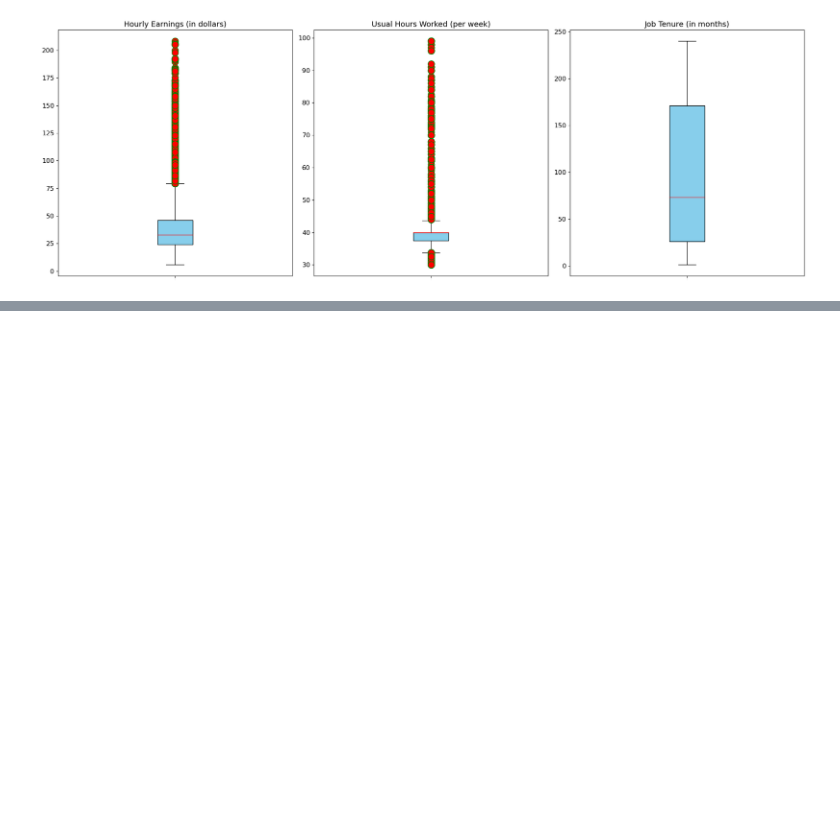
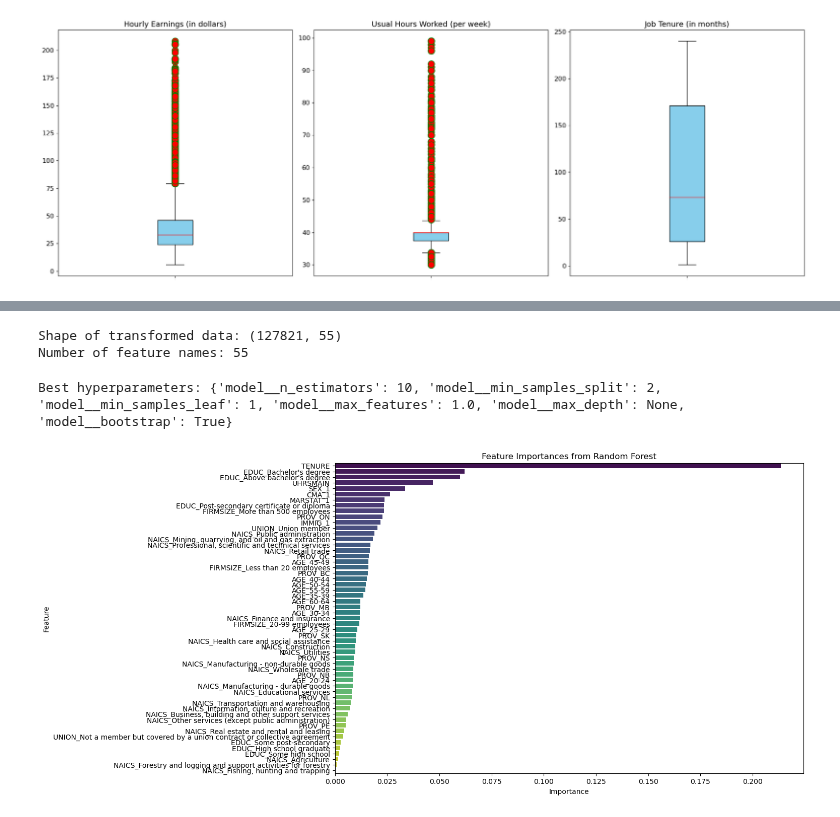
Before and after one commit to harpkang/CIND820_CAPSTONE, a Jupyter notebook: Code/kang_harpreet_code_cind820.ipynb, the cells around one changed output, grey strips where cells are left out. Drawn from its saved outputs; the diff is of its cells as text; code cells hidden in the pictures; blank space fills up the shorter version.

```diff
--- a/Code/kang_harpreet_code_cind820.ipynb
+++ b/Code/kang_harpreet_code_cind820.ipynb
@@ -788,0 +779,46 @@ pipeline = Pipeline(steps=[
+# %%
+categorical_features = ['PROV', 'CMA', 'AGE', 'SEX', 'MARSTAT', 'EDUC', 'IMMIG', 'NAICS', 'UNION', 'FIRMSIZE']
+continuous_features = ['UHRSMAIN', 'TENURE']
+
+# Define the response variable
+y = data5['HRLYEARN']
+
+# Define the feature variables
+X = data5.drop(columns=['HRLYEARN'])
+
+# Define the ColumnTransformer
+preprocessor = ColumnTransformer(
+    transformers=[
+        ('num', MinMaxScaler(), continuous_features),
+        ('cat', OneHotEncoder(drop='first'), categorical_features)
+    ])
+
+# Fit and transform the data
+X_transformed = preprocessor.fit_transform(X)
+
+# Check the shape of the transformed data
+print("Shape of transformed data:", X_transformed.shape)
+
+# Get feature names after transformation
+categorical_transformer = preprocessor.named_transformers_['cat']
+onehot_feature_names = categorical_transformer.get_feature_names_out(categorical_features)
+feature_names = np.append(continuous_features, onehot_feature_names)
+
+# Check the length of feature names
+print("Number of feature names:", len(feature_names))
+
+# Convert sparse matrix to dense matrix
+X_transformed_dense = X_transformed.toarray()
+
+# Create a DataFrame with transformed features
+try:
+    X_transformed_df = pd.DataFrame(X_transformed_dense, columns=feature_names)
+    #print("DataFrame created successfully with transformed features.")
+    #print(X_transformed_df.head())
+except ValueError as e:
+    print("Error creating DataFrame:", e)
+    print("Number of columns in transformed data:", X_transformed_dense.shape[1])
+    print("Number of feature names:", len(feature_names))
+# %% [output]
+Shape of transformed data: (127821, 55)
+Number of feature names: 55
@@ -789,37 +848,49 @@ pipeline = Pipeline(steps=[
+# %%
+# Fit the RandomizedSearchCV
+random_search.fit(X, y)
+
+# Get the best model from RandomizedSearchCV
+best_model = random_search.best_estimator_
+
+# Print the best hyperparameters
+print(f"Best hyperparameters: {random_search.best_params_}")
+# %% [output]
+Best hyperparameters: {'model__n_estimators': 10, 'model__min_samples_split': 2, 'model__min_samples_leaf': 1, 'model__max_features': 1.0, 'model__max_depth': None, 'model__bootstrap': True}
 # %%
-# Train the pipeline
-pipeline.fit(X_train, y_train)
-
-# Get the trained model from the pipeline
-model = pipeline.named_steps['model']
+# Get the trained model from the best estimator
+model = best_model.named_steps['model']
 
 # Get the feature names
-categorical_transformer = pipeline.named_steps['preprocessor'].named_transformers_['cat']
+categorical_transformer = best_model.named_steps['preprocessor'].named_transformers_['cat']
 onehot_feature_names = categorical_transformer.get_feature_names_out(categorical_features)
 feature_names = np.append(continuous_features, onehot_feature_names)
 
 # Extract feature importances
 feature_importances = model.feature_importances_
 
 # Create a DataFrame for better visualization
 features_df = pd.DataFrame({
     'Feature': feature_names,
     'Importance': feature_importances
 })
 
+#features_df.to_excel('Feature Importance Table.xlsx',index=False)
+
 # Sort the DataFrame by importance
 features_df = features_df.sort_values(by='Importance', ascending=False)
 
 # Calculate cumulative importance
 features_df['Cumulative Importance'] = features_df['Importance'].cumsum()
 
-# Display the DataFrame with cumulative importance
-print(features_df)
+# Display the DataFrame with importance
+#print(features_df)
 
 # Plot feature importances
 plt.figure(figsize=(12, 8))
 sns.barplot(x='Importance', y='Feature', data=features_df, palette='viridis')
 plt.title('Feature Importances from Random Forest')
 plt.xlabel('Importance')
 plt.ylabel('Feature')
 plt.show()
+# %% [output]
+[figure, added]
```
Also changed, not shown: parts of 33 cells of this notebook, 40 other files.
